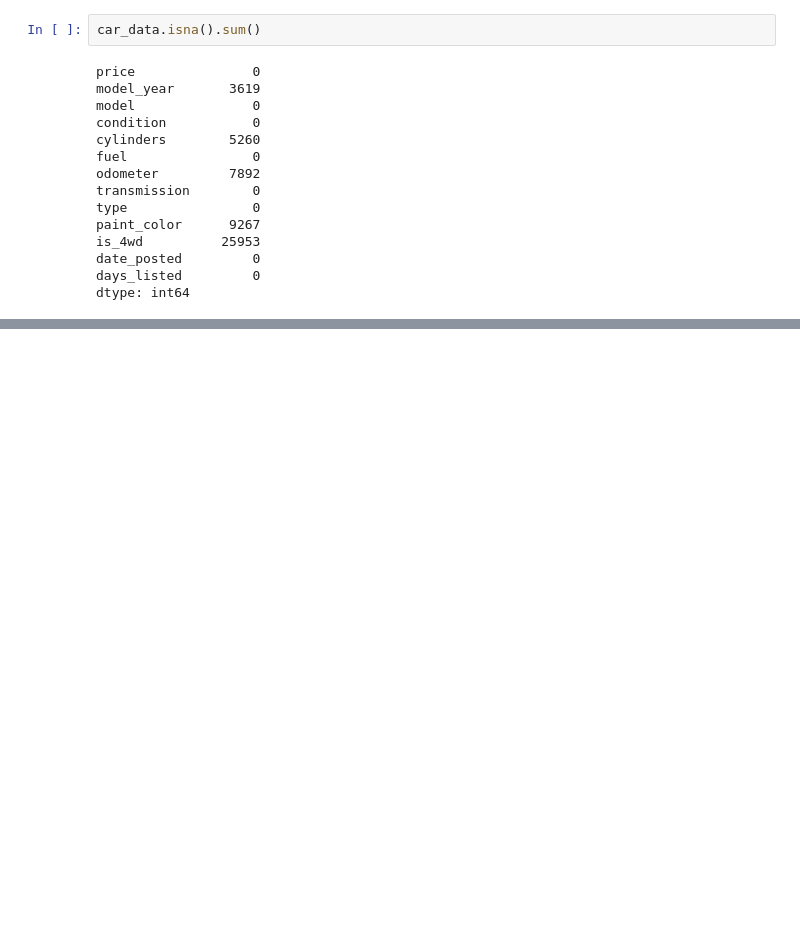
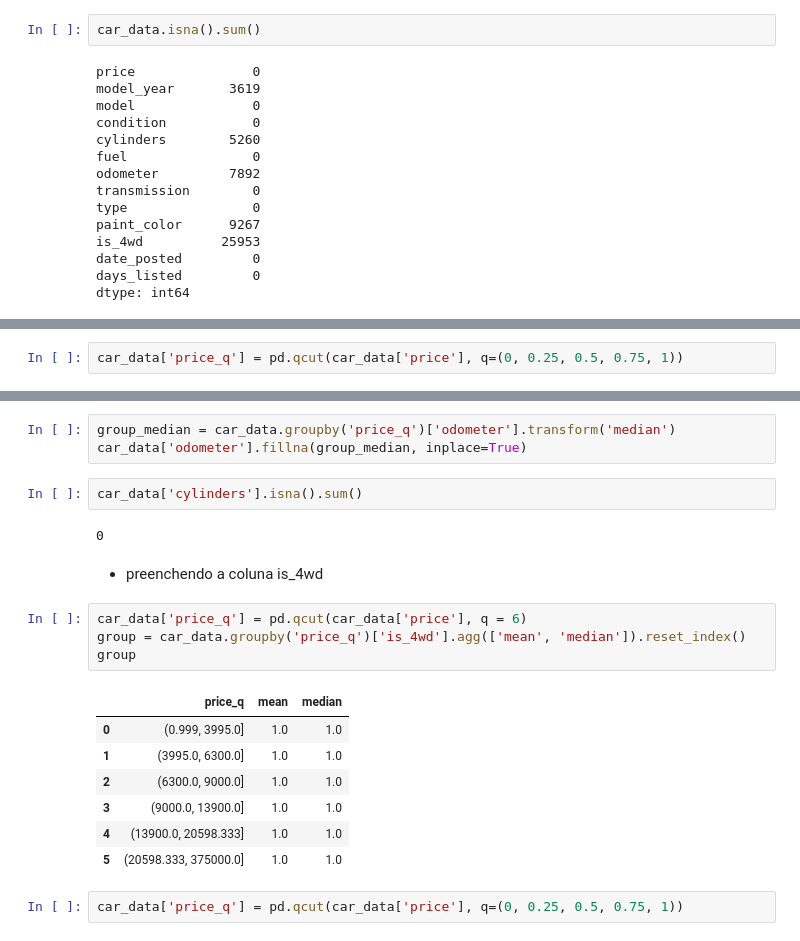
Before and after one commit to carolcaet/projeto, a Jupyter notebook: notebooks/EDA.ipynb, the cells around one changed output, grey strips where cells are left out. Cells and saved outputs as stored; diff of their text form; blank space fills up the shorter version.

```diff
--- a/notebooks/EDA.ipynb
+++ b/notebooks/EDA.ipynb
@@ -118,0 +191,2 @@ car_data['is_4wd'] = car_data['is_4wd'].fillna(0.0)
+# %%
+car_data['price_q'] = pd.qcut(car_data['price'], q=(0, 0.25, 0.5, 0.75, 1))
@@ -118,0 +202,23 @@ car_data['is_4wd'] = car_data['is_4wd'].fillna(0.0)
+# %%
+group_median = car_data.groupby('price_q')['odometer'].transform('median')
+car_data['odometer'].fillna(group_median, inplace=True)
+# %%
+car_data['cylinders'].isna().sum()
+# %% [output]
+0
+# %% [markdown]
+- preenchendo a coluna is_4wd
+# %%
+car_data['price_q'] = pd.qcut(car_data['price'], q = 6)
+group = car_data.groupby('price_q')['is_4wd'].agg(['mean', 'median']).reset_index()
+group
+# %% [output]
+|  | price_q | mean | median |
+| 0 | (0.999, 3995.0] | 1.0 | 1.0 |
+| 1 | (3995.0, 6300.0] | 1.0 | 1.0 |
+| 2 | (6300.0, 9000.0] | 1.0 | 1.0 |
+| 3 | (9000.0, 13900.0] | 1.0 | 1.0 |
+| 4 | (13900.0, 20598.333] | 1.0 | 1.0 |
+| 5 | (20598.333, 375000.0] | 1.0 | 1.0 |
+# %%
+car_data['price_q'] = pd.qcut(car_data['price'], q=(0, 0.25, 0.5, 0.75, 1))
```
Also changed, not shown: parts of 35 cells of this notebook, 2 other files.
